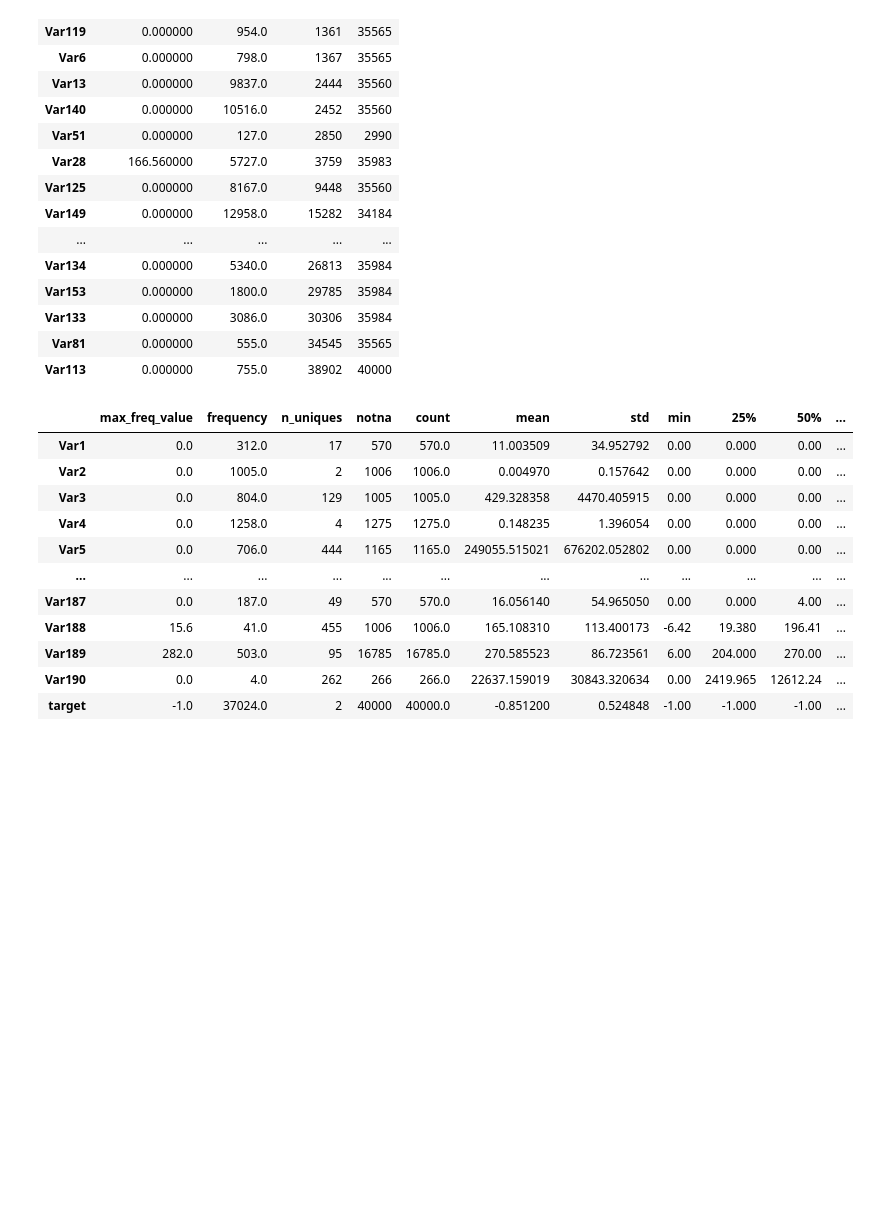
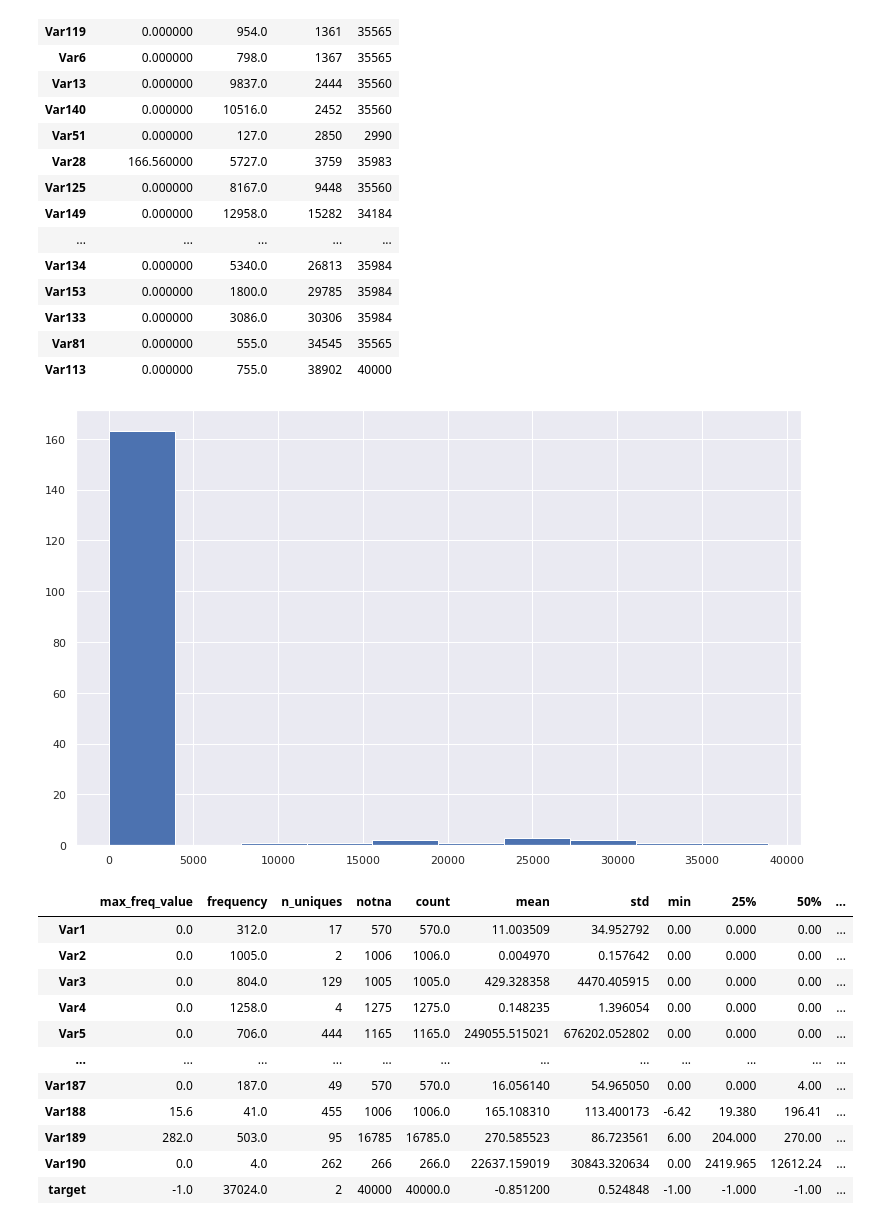
Before and after one commit to Uniholder/Specialization-Yandex-MIPT, a Jupyter notebook: 6_Final_projects/2_churn_prediction/week_1.ipynb, the cells around one changed output. Saved outputs shown, nothing was run; the diff lists cells and outputs as text; code cells hidden in the pictures; blank space fills up the shorter version.

```diff
--- a/6_Final_projects/2_churn_prediction/week_1.ipynb
+++ b/6_Final_projects/2_churn_prediction/week_1.ipynb
@@ -390,6 +386,10 @@ stats_num.sort_values('n_uniques')[-20:]
 | Var133 | 0.000000 | 3086.0 | 30306 | 35984 |
 | Var81 | 0.000000 | 555.0 | 34545 | 35565 |
 | Var113 | 0.000000 | 755.0 | 38902 | 40000 |
+# %%
+stats_num['n_uniques'].hist();
+# %% [output]
+[figure, added]
 # %%
 stats_num = pd.concat([stats_num, df_num.describe().T], axis=1)
 # %%
```
Also changed, not shown: parts of 15 cells of this notebook.
